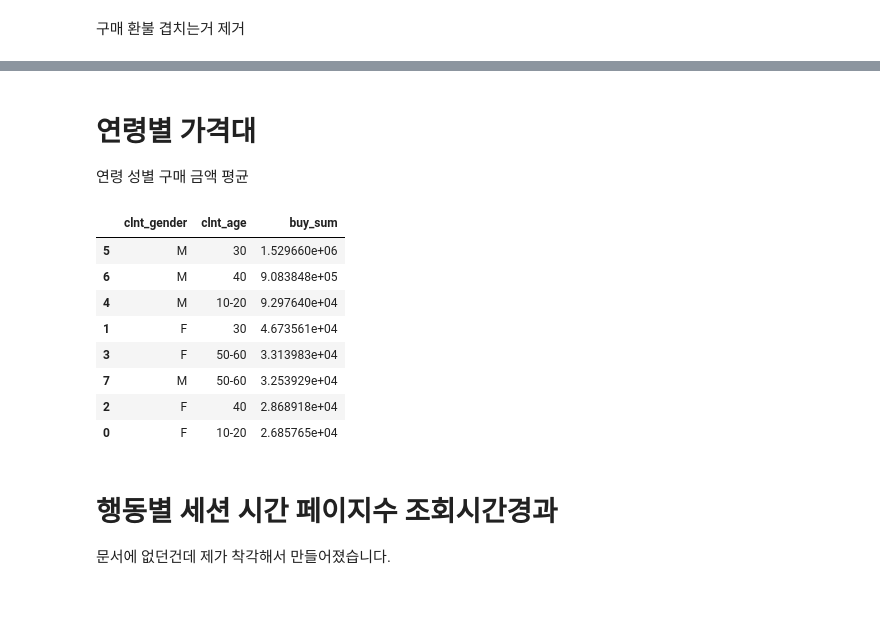
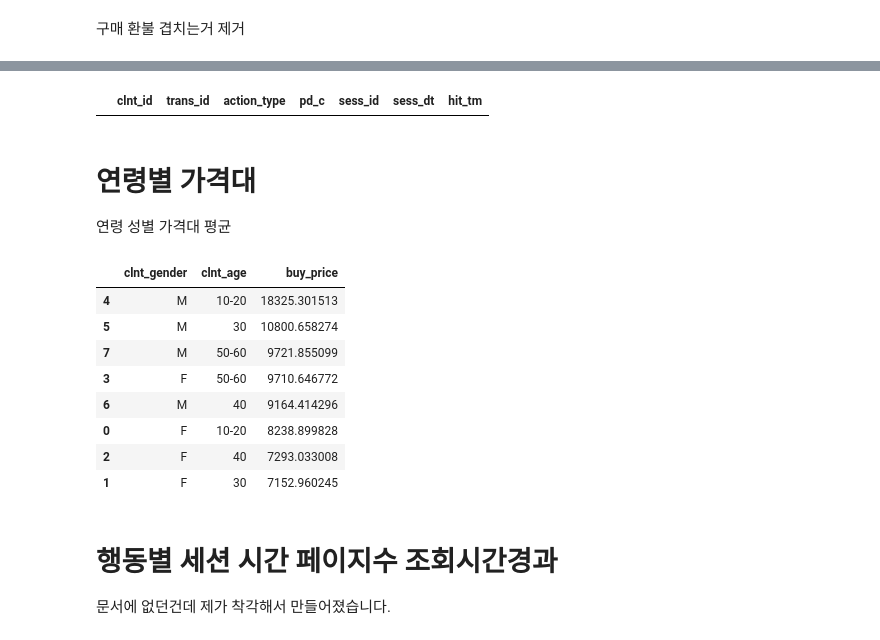
Before and after one commit to GyuYoungCho/Lpoint-Competition, a Jupyter notebook: project/point_cut/EDA.ipynb, the cells around one changed output, grey strips where cells are left out. Drawn from its saved outputs; the diff is of its cells as text; code cells hidden in the pictures; blank space fills up the shorter version.

```diff
--- a/project/point_cut/EDA.ipynb
+++ b/project/point_cut/EDA.ipynb
@@ -129,11 +131,10 @@ TFI[TFI["de_dt"]==20190917].sort_values(by = "buy_am", ascending=False).head()
 | 583341 | 9678 | 102785 | 1 | A02 | 0742 | 20190917 | 11:00 | 1814100 | 3 |
 # %%
 TFI = TFI[TFI["pd_c"].notnull()]
-TFI = TFI[TFI["buy_am"]<100000000]
+TFI = TFI[(TFI["buy_am"]<100000000)&(TFI["buy_am"]!=0)&(TFI["buy_ct"]!=0)]
 tfi1 = TFI[["de_dt","buy_am","buy_ct"]]
 tfi1['de_dt'] = pd.to_datetime(tfi1['de_dt'], format='%Y%m%d')
 tfi1['day_of_week'] = tfi1["de_dt"].dt.weekday_name
-tfi1.head()
 # %% [output]
 A value is trying to be set on a copy of a slice from a DataFrame.
 Try using .loc[row_indexer,col_indexer] = value instead
@@ -252,21 +241,26 @@ Length: 45633, dtype: float64
+# %%
+oai60 = OAI[(OAI["action_type"]==0)|(OAI["action_type"]==6)]
+merge4 = TFI.merge(oai60,on = ["clnt_id","trans_id"])[["clnt_id","trans_id","action_type","pd_c", "sess_id", "sess_dt","hit_tm"]]
+# %% [output]
+|  | clnt_id | trans_id | action_type | pd_c | sess_id | sess_dt | hit_tm |
 # %% [markdown]
 # 연령별 가격대
-연령 성별 구매 금액 평균
+연령 성별 가격대 평균
 # %%
-merge4 = TFI.merge(CTI1,how = "inner", on="clnt_id")[["trans_id","clnt_gender","clnt_age","buy_am","buy_ct"]]
-merge4["buy_sum"] = merge4["buy_am"]*merge4["buy_ct"]
-buy_group = merge4.groupby(["clnt_gender","clnt_age"]).mean()["buy_sum"].reset_index()
-buy_group.sort_values(by="buy_sum", ascending=False)
+merge5 = TFI.merge(CTI1,how = "inner", on="clnt_id")[["trans_id","clnt_gender","clnt_age","buy_am","buy_ct"]]
+merge5["buy_price"] = merge5["buy_am"]/merge5["buy_ct"]
+buy_group = merge5.groupby(["clnt_gender","clnt_age"]).mean()["buy_price"].reset_index()
+buy_group.sort_values(by="buy_price", ascending=False)
 # %% [output]
-|  | clnt_gender | clnt_age | buy_sum |
-| 5 | M | 30 | 1.529660e+06 |
-| 6 | M | 40 | 9.083848e+05 |
-| 4 | M | 10-20 | 9.297640e+04 |
-| 1 | F | 30 | 4.673561e+04 |
-| 3 | F | 50-60 | 3.313983e+04 |
-| 7 | M | 50-60 | 3.253929e+04 |
-| 2 | F | 40 | 2.868918e+04 |
-| 0 | F | 10-20 | 2.685765e+04 |
+|  | clnt_gender | clnt_age | buy_price |
+| 4 | M | 10-20 | 18325.301513 |
+| 5 | M | 30 | 10800.658274 |
+| 7 | M | 50-60 | 9721.855099 |
+| 3 | F | 50-60 | 9710.646772 |
+| 6 | M | 40 | 9164.414296 |
+| 0 | F | 10-20 | 8238.899828 |
+| 2 | F | 40 | 7293.033008 |
+| 1 | F | 30 | 7152.960245 |
 # %% [markdown]
 # 행동별 세션 시간 페이지수 조회시간경과
 문서에 없던건데 제가 착각해서 만들어졌습니다.
```
Also changed, not shown: parts of 9 cells of this notebook.
